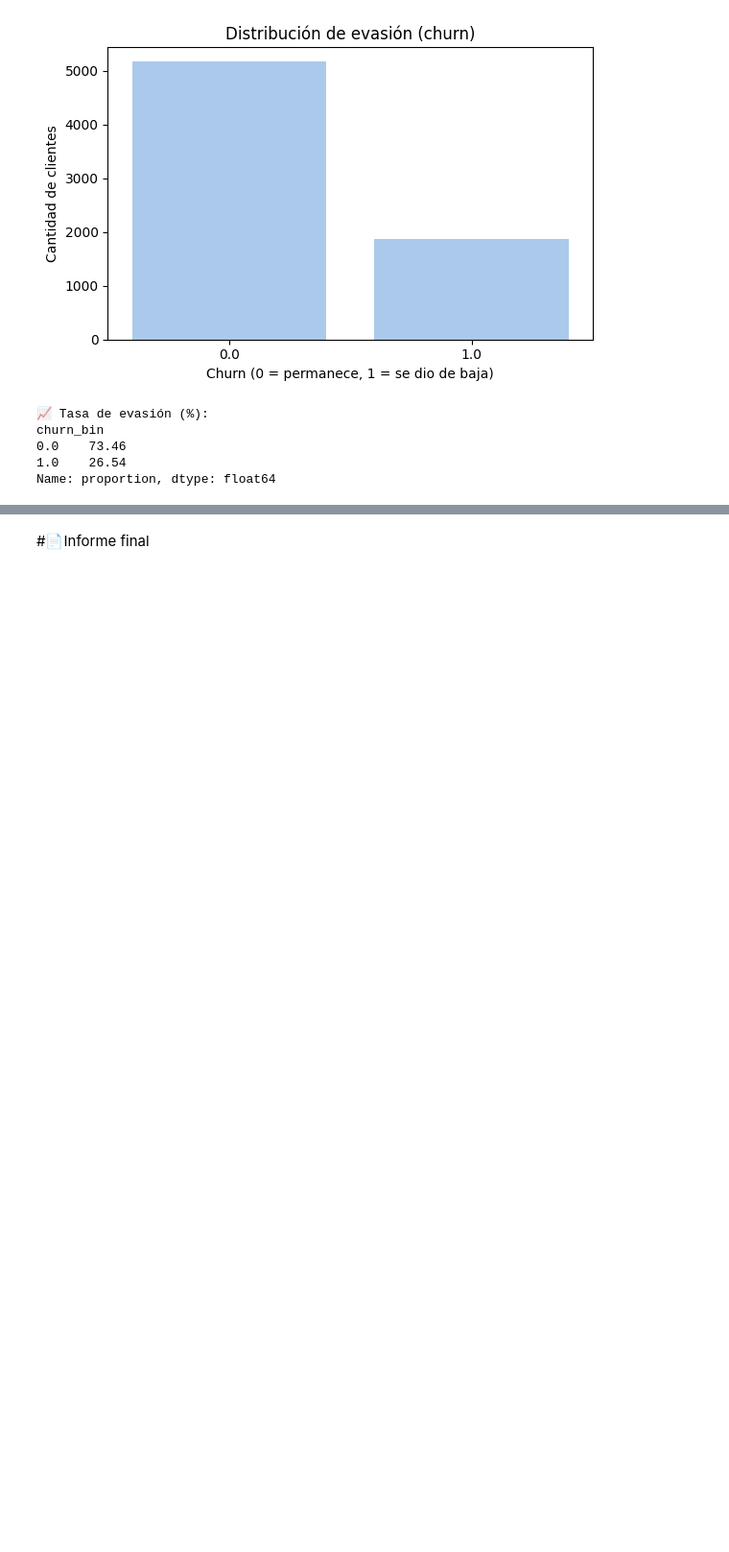
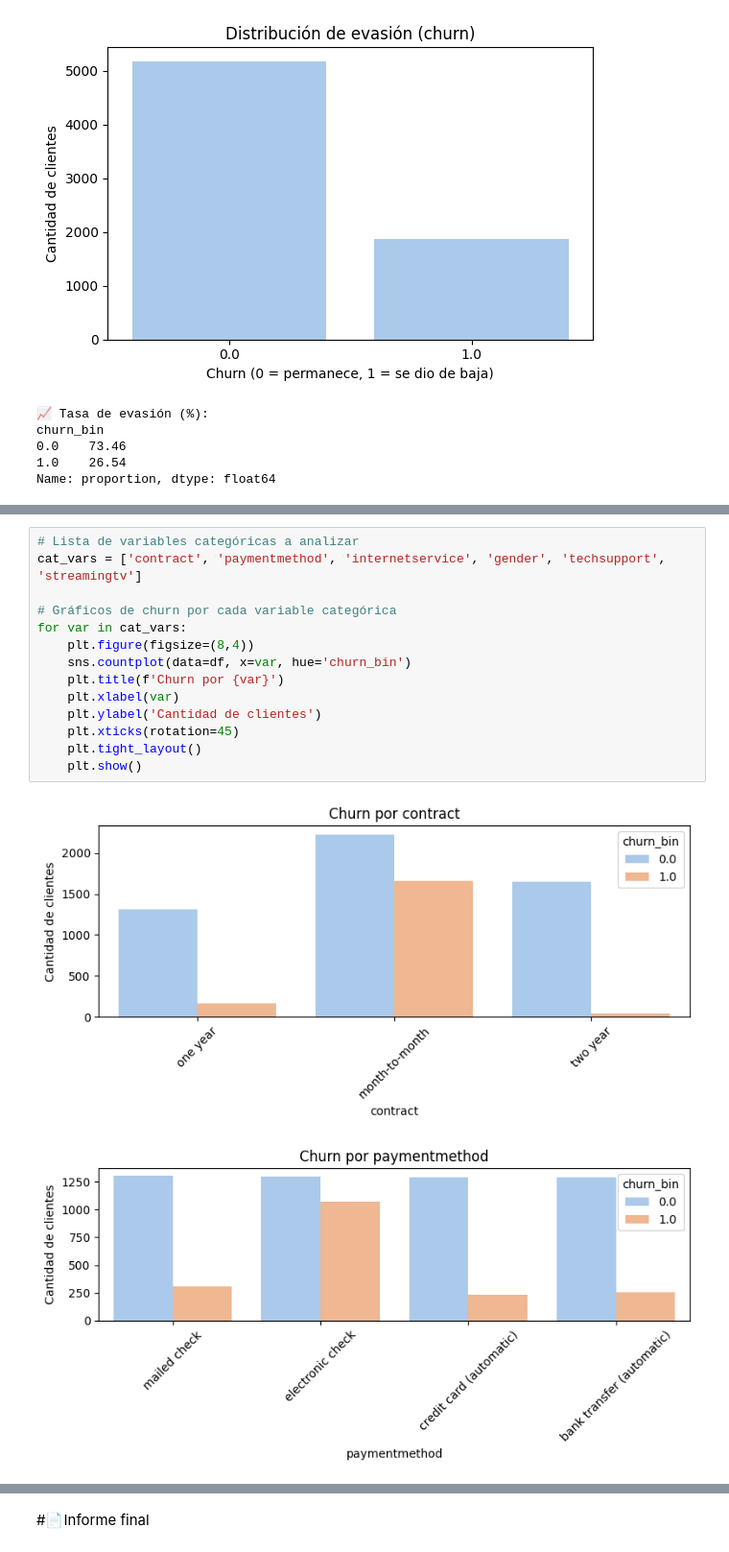
Before and after one commit to JorgeAccardi/cienciadedatos, a Jupyter notebook: TelecomX_LATAM_V3.ipynb, the cells around one changed output, grey strips where cells are left out. Shown at 96% size. Saved outputs shown, nothing was run; the diff lists cells and outputs as text; blank space fills up the shorter version.

```diff
--- a/TelecomX_LATAM_V3.ipynb
+++ b/TelecomX_LATAM_V3.ipynb
@@ -509,0 +547,17 @@ Name: proportion, dtype: float64
+# %%
+# Lista de variables categóricas a analizar
+cat_vars = ['contract', 'paymentmethod', 'internetservice', 'gender', 'techsupport', 'streamingtv']
+
+# Gráficos de churn por cada variable categórica
+for var in cat_vars:
+    plt.figure(figsize=(8,4))
+    sns.countplot(data=df, x=var, hue='churn_bin')
+    plt.title(f'Churn por {var}')
+    plt.xlabel(var)
+    plt.ylabel('Cantidad de clientes')
+    plt.xticks(rotation=45)
+    plt.tight_layout()
+    plt.show()
+# %% [output]
+[figure, added]
+[figure, added]
```
Also changed, not shown: parts of 12 cells of this notebook.
